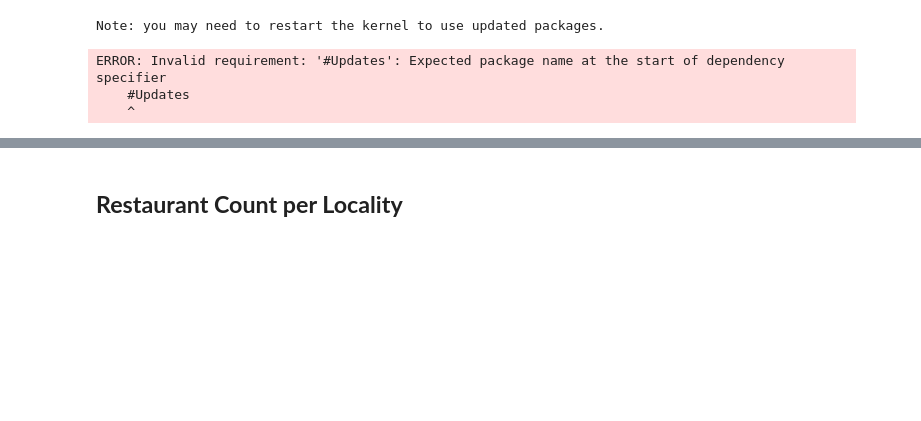
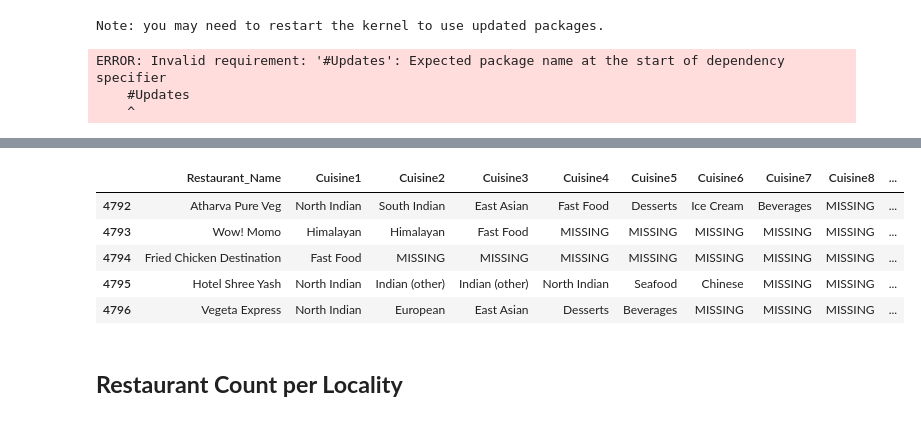
Before and after one commit to louis-uwie/CSCI111-Zomato-Recommendation-Analysis, a Jupyter notebook: LOZADA, BINWAG, CSCI 211 - On Zomato.ipynb, the cells around one changed output, grey strips where cells are left out. Cells and saved outputs as stored; diff of their text form; code cells hidden in the pictures; blank space fills up the shorter version.

```diff
--- a/LOZADA, BINWAG, CSCI 211 - On Zomato.ipynb
+++ b/LOZADA, BINWAG, CSCI 211 - On Zomato.ipynb
@@ -130,6 +130,16 @@ zomato_for_eda.head()
 | 2 | Gong | East Asian | East Asian | Asian (unspecified) | Himalayan | Beverages | MISSING | MISSING | MISSING | ... |
 | 3 | The French Window Patisserie | Coffee and Tea | Desserts | European | Bakery | European | MISSING | MISSING | MISSING | ... |
 | 4 | Savya Rasa | South Indian | South Indian | South Indian | South Indian | Beverages | MISSING | MISSING | MISSING | ... |
+# %%
+# Display the data
+zomato_for_eda.tail()
+# %% [output]
+|  | Restaurant_Name | Cuisine1 | Cuisine2 | Cuisine3 | Cuisine4 | Cuisine5 | Cuisine6 | Cuisine7 | Cuisine8 | ... |
+| 4792 | Atharva Pure Veg | North Indian | South Indian | East Asian | Fast Food | Desserts | Ice Cream | Beverages | MISSING | ... |
+| 4793 | Wow! Momo | Himalayan | Himalayan | Fast Food | MISSING | MISSING | MISSING | MISSING | MISSING | ... |
+| 4794 | Fried Chicken Destination | Fast Food | MISSING | MISSING | MISSING | MISSING | MISSING | MISSING | MISSING | ... |
+| 4795 | Hotel Shree Yash | North Indian | Indian (other) | Indian (other) | North Indian | Seafood | Chinese | MISSING | MISSING | ... |
+| 4796 | Vegeta Express | North Indian | European | East Asian | Desserts | Beverages | MISSING | MISSING | MISSING | ... |
 # %% [markdown]
 ## **Restaurant Count per Locality**
 # %%
```
Also changed, not shown: parts of 3 cells of this notebook.
